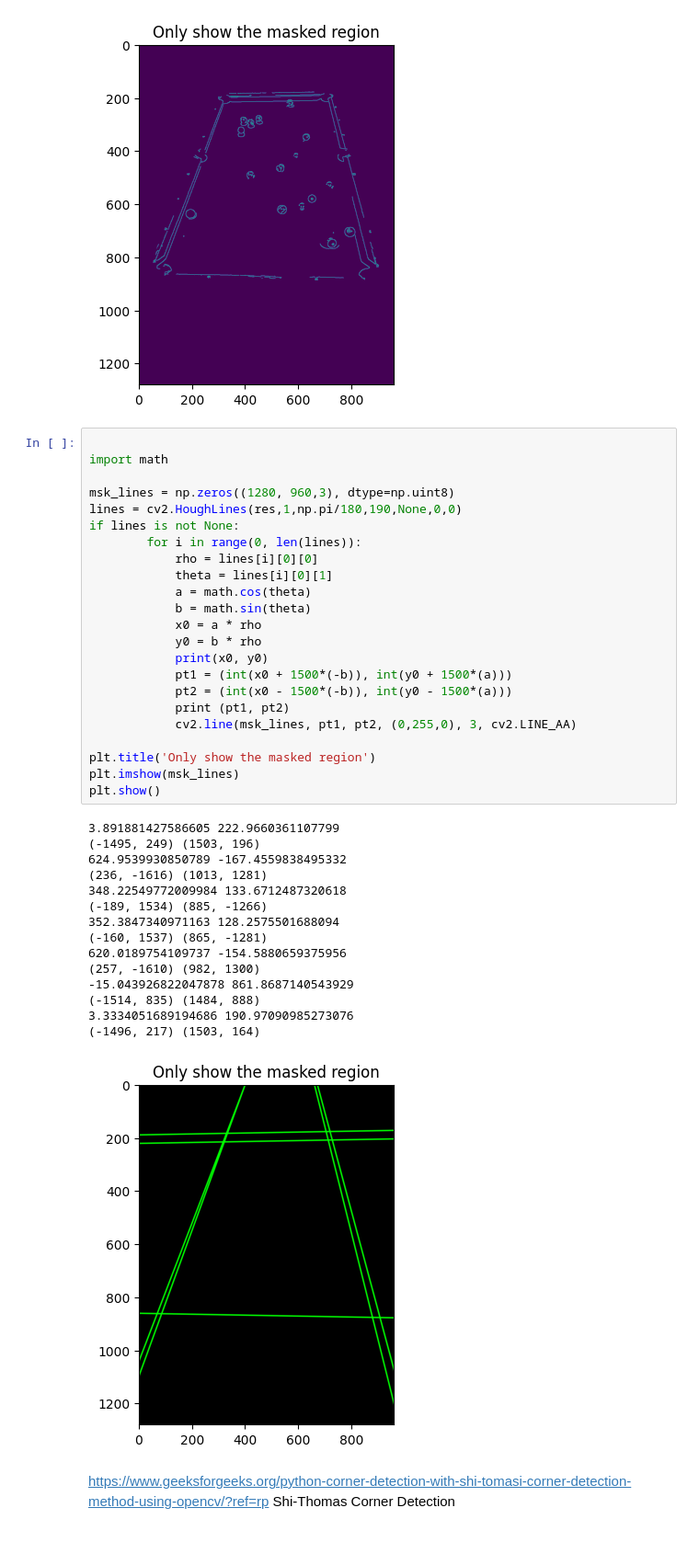
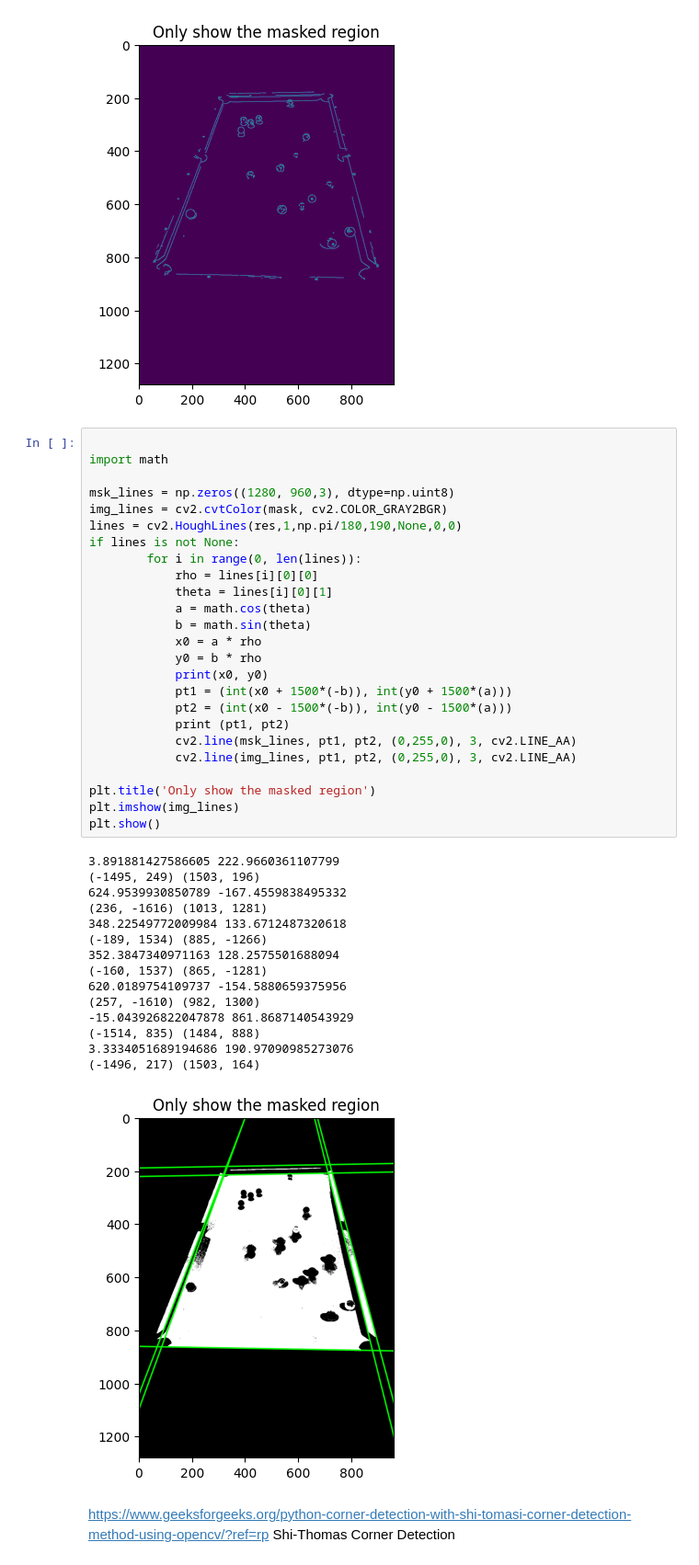
Before and after one commit to bennibbelink/cs766-final-project, a Jupyter notebook: pool_table.ipynb, the cells around one changed output. Shown at 92% size. Drawn from its saved outputs; the diff is of its cells as text.

```diff
--- a/pool_table.ipynb
+++ b/pool_table.ipynb
@@ -44,40 +44,42 @@ plt.show()
 import math
 
 msk_lines = np.zeros((1280, 960,3), dtype=np.uint8)
+img_lines = cv2.cvtColor(mask, cv2.COLOR_GRAY2BGR)
 lines = cv2.HoughLines(res,1,np.pi/180,190,None,0,0)
 if lines is not None:
         for i in range(0, len(lines)):
             rho = lines[i][0][0]
             theta = lines[i][0][1]
             a = math.cos(theta)
             b = math.sin(theta)
             x0 = a * rho
             y0 = b * rho
             print(x0, y0)
             pt1 = (int(x0 + 1500*(-b)), int(y0 + 1500*(a)))
             pt2 = (int(x0 - 1500*(-b)), int(y0 - 1500*(a)))
             print (pt1, pt2)
             cv2.line(msk_lines, pt1, pt2, (0,255,0), 3, cv2.LINE_AA)
+            cv2.line(img_lines, pt1, pt2, (0,255,0), 3, cv2.LINE_AA)
 
 plt.title('Only show the masked region')
-plt.imshow(msk_lines)
+plt.imshow(img_lines)
 plt.show()
 # %% [output]
 3.891881427586605 222.9660361107799
 (-1495, 249) (1503, 196)
 624.9539930850789 -167.4559838495332
 (236, -1616) (1013, 1281)
 348.22549772009984 133.6712487320618
 (-189, 1534) (885, -1266)
 352.3847340971163 128.2575501688094
 (-160, 1537) (865, -1281)
 620.0189754109737 -154.5880659375956
 (257, -1610) (982, 1300)
 -15.043926822047878 861.8687140543929
 (-1514, 835) (1484, 888)
 3.3334051689194686 190.97090985273076
 (-1496, 217) (1503, 164)
-[figure, old version]
+[figure, new version]
 # %% [markdown]
 https://www.geeksforgeeks.org/python-corner-detection-with-shi-tomasi-corner-detection-method-using-opencv/?ref=rp
 Shi-Thomas Corner Detection
```
Also changed, not shown: parts of 2 cells of this notebook.
